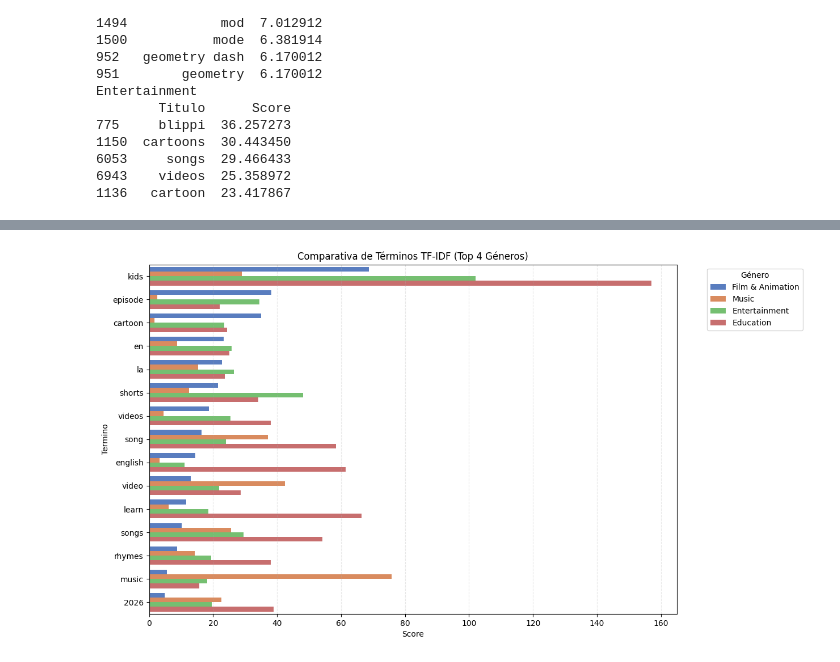
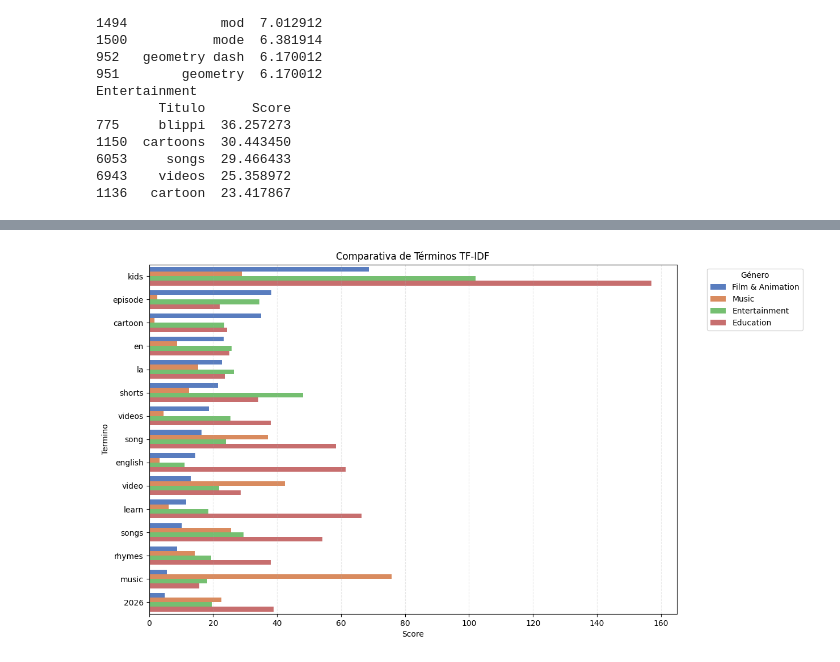
Before and after one commit to UCM-GIDIA-PD1/c2526-R1, a Jupyter notebook: src/analisis_generos_proceso.ipynb, the cells around one changed output, grey strips where cells are left out. Saved outputs shown, nothing was run; the diff lists cells and outputs as text; code cells hidden in the pictures.

Commit message:
Avances en analisis_generos_proceso.ipynb + funciones añadidas

```diff
--- a/src/analisis_generos_proceso.ipynb
+++ b/src/analisis_generos_proceso.ipynb
@@ -353,30 +270,9 @@ Education
 # %%
-#SE PODRIA HACER UNA FUNCION DE ESTO
-
 #Seleccionamos 4 generos
 generos_a_comparar = ['Film & Animation', 'Music', 'Entertainment', 'Education']
 
-lista_procesada = []
-
-#Creamos un nuevo df con los 4 generos
-for gen in generos_a_comparar:
-    df_aux = diccionario_tf_titulos[gen].copy()
-    df_aux.columns = ['Termino', 'Score']
-    lista_procesada.append(df_aux.assign(Genero=gen))
-
-df_comparativa = pd.concat(lista_procesada)
-
-#Seleccionamos los 15 terminos mas importantes a nivel global
-top_15_global = df_comparativa.groupby('Termino')['Score'].sum().nlargest(15).index
-df_final_plot = df_comparativa[df_comparativa['Termino'].isin(top_15_global)]
-
-# Grafica
 plt.figure(figsize=(12, 8))
-sns.barplot(data=df_final_plot, x='Score', y='Termino', hue='Genero', palette='muted')
-
-plt.title('Comparativa de Términos TF-IDF (Top 4 Géneros)')
-plt.grid(axis='x', linestyle='--', alpha=0.3)
-plt.legend(title='Género', bbox_to_anchor=(1.05, 1), loc='upper left')
+utils.comparativa_terminos(generos_a_comparar, diccionario_tf_titulos)
 plt.show()
 # %% [output]
-[figure, old version]
+[figure, new version]
```
Also changed, not shown: parts of 29 cells of this notebook, 2 other files.
